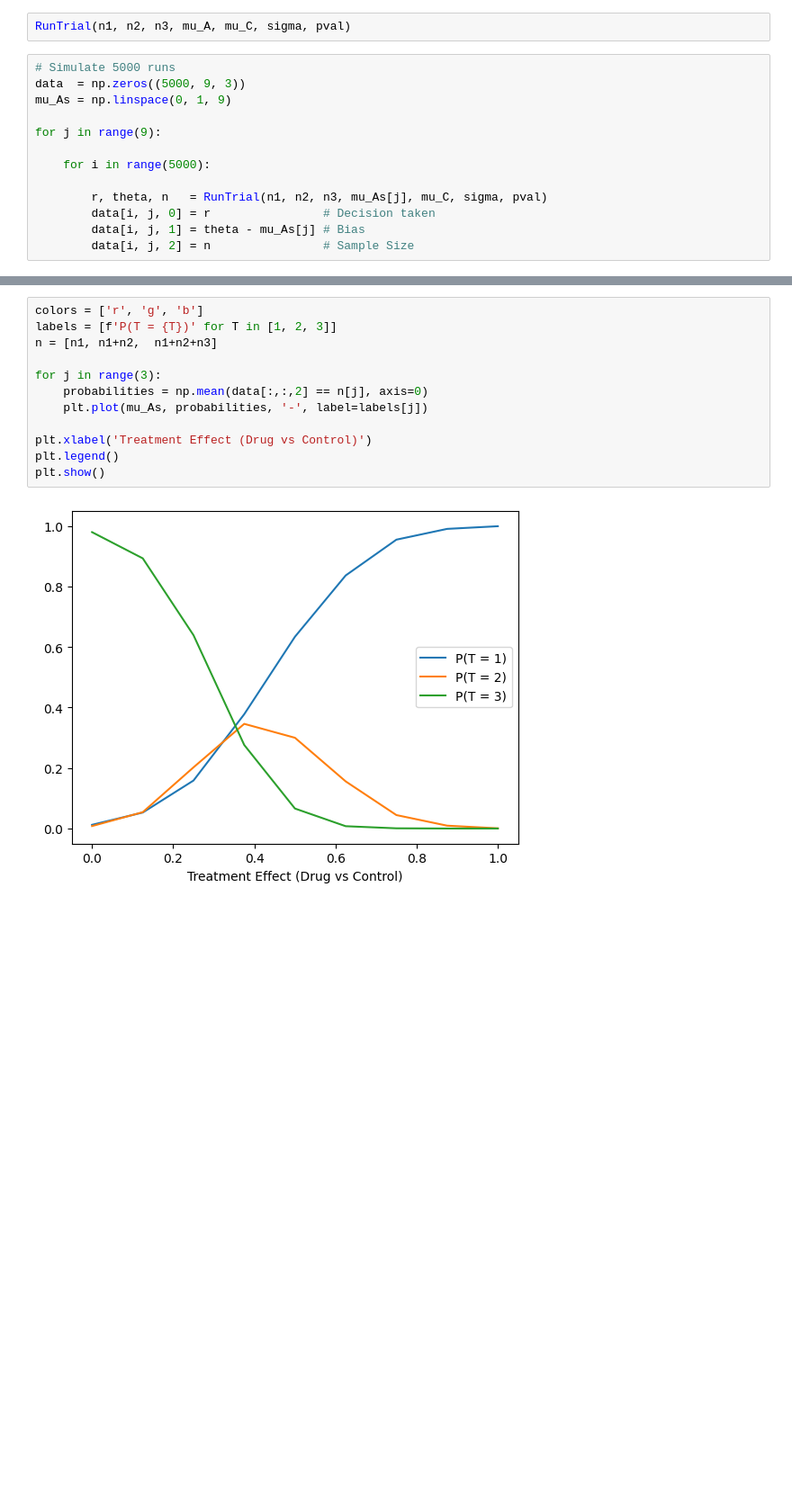
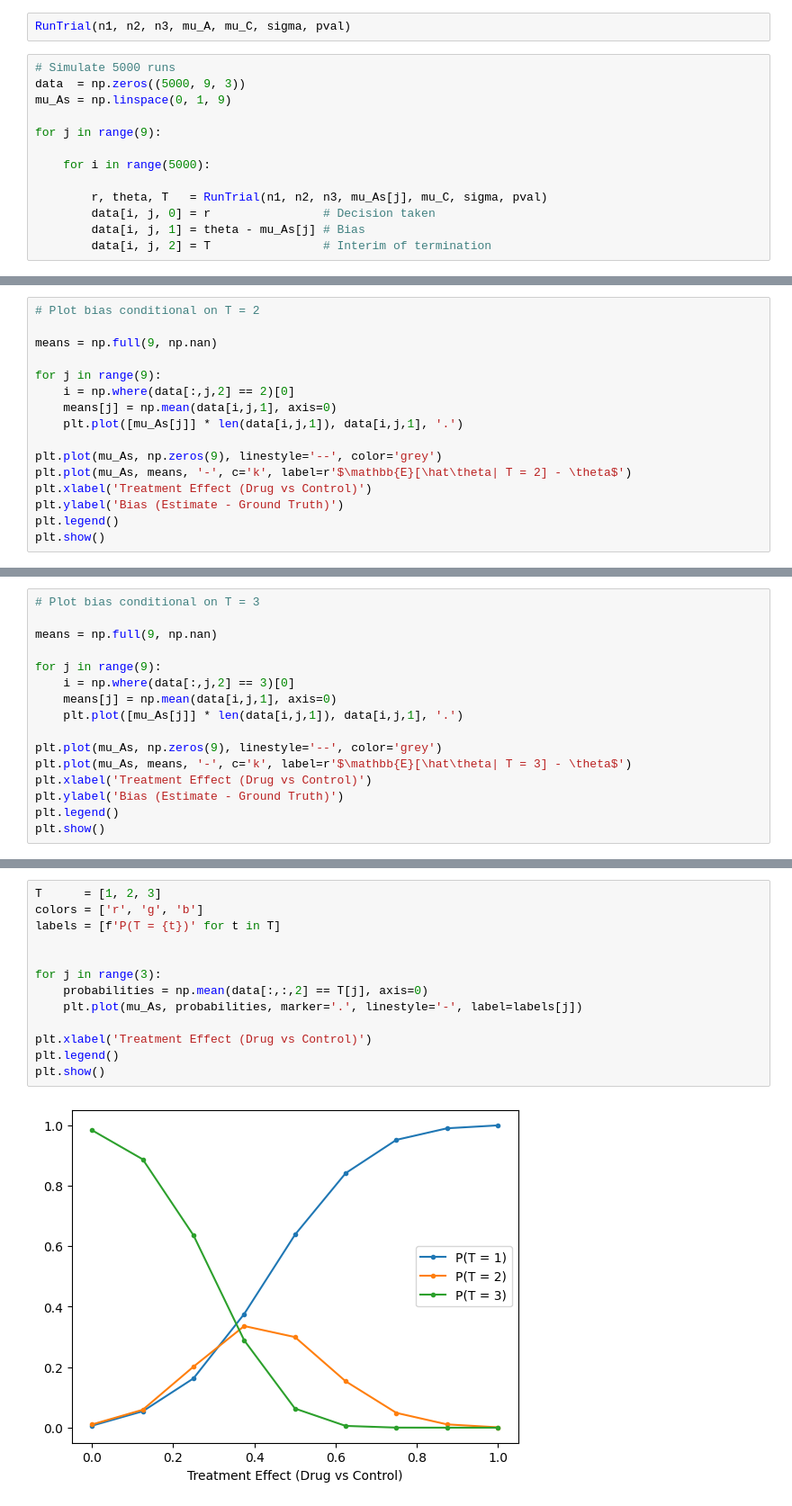
Before and after one commit to FerPerazzo/ITT21, a Jupyter notebook: Untitled.ipynb, the cells around one changed output, grey strips where cells are left out. Shown: that part at 90% size. Saved outputs shown, nothing was run; the diff lists cells and outputs as text; blank space fills up the shorter version.

```diff
--- a/Untitled.ipynb
+++ b/Untitled.ipynb
@@ -67,9 +67,9 @@ for j in range(9):
 
     for i in range(5000):
 
-        r, theta, n   = RunTrial(n1, n2, n3, mu_As[j], mu_C, sigma, pval)
+        r, theta, T   = RunTrial(n1, n2, n3, mu_As[j], mu_C, sigma, pval)
         data[i, j, 0] = r                # Decision taken
         data[i, j, 1] = theta - mu_As[j] # Bias
-        data[i, j, 2] = n                # Sample Size
+        data[i, j, 2] = T                # Interim of termination
 # %%
 # Plot unconditional bias
@@ -87,0 +106,16 @@ plt.show()
+# %%
+# Plot bias conditional on T = 2
+
+means = np.full(9, np.nan)
+
+for j in range(9):
+    i = np.where(data[:,j,2] == 2)[0]
+    means[j] = np.mean(data[i,j,1], axis=0)
+    plt.plot([mu_As[j]] * len(data[i,j,1]), data[i,j,1], '.')
+
+plt.plot(mu_As, np.zeros(9), linestyle='--', color='grey')
+plt.plot(mu_As, means, '-', c='k', label=r'$\mathbb{E}[\hat\theta| T = 2] - \theta$')
+plt.xlabel('Treatment Effect (Drug vs Control)')
+plt.ylabel('Bias (Estimate - Ground Truth)')
+plt.legend()
+plt.show()
@@ -87,0 +124,16 @@ plt.show()
+# %%
+# Plot bias conditional on T = 3
+
+means = np.full(9, np.nan)
+
+for j in range(9):
+    i = np.where(data[:,j,2] == 3)[0]
+    means[j] = np.mean(data[i,j,1], axis=0)
+    plt.plot([mu_As[j]] * len(data[i,j,1]), data[i,j,1], '.')
+
+plt.plot(mu_As, np.zeros(9), linestyle='--', color='grey')
+plt.plot(mu_As, means, '-', c='k', label=r'$\mathbb{E}[\hat\theta| T = 3] - \theta$')
+plt.xlabel('Treatment Effect (Drug vs Control)')
+plt.ylabel('Bias (Estimate - Ground Truth)')
+plt.legend()
+plt.show()
@@ -88,14 +142,15 @@ plt.show()
 # %%
+T      = [1, 2, 3]
 colors = ['r', 'g', 'b']
-labels = [f'P(T = {T})' for T in [1, 2, 3]]
-n = [n1, n1+n2,  n1+n2+n3]
+labels = [f'P(T = {t})' for t in T]
+
 
 for j in range(3):
-    probabilities = np.mean(data[:,:,2] == n[j], axis=0)
-    plt.plot(mu_As, probabilities, '-', label=labels[j])
+    probabilities = np.mean(data[:,:,2] == T[j], axis=0)
+    plt.plot(mu_As, probabilities, marker='.', linestyle='-', label=labels[j])
 
 plt.xlabel('Treatment Effect (Drug vs Control)')
 plt.legend()
 plt.show()
 # %% [output]
-[figure, old version]
+[figure, new version]
```
Also changed, not shown: parts of 11 cells of this notebook.
